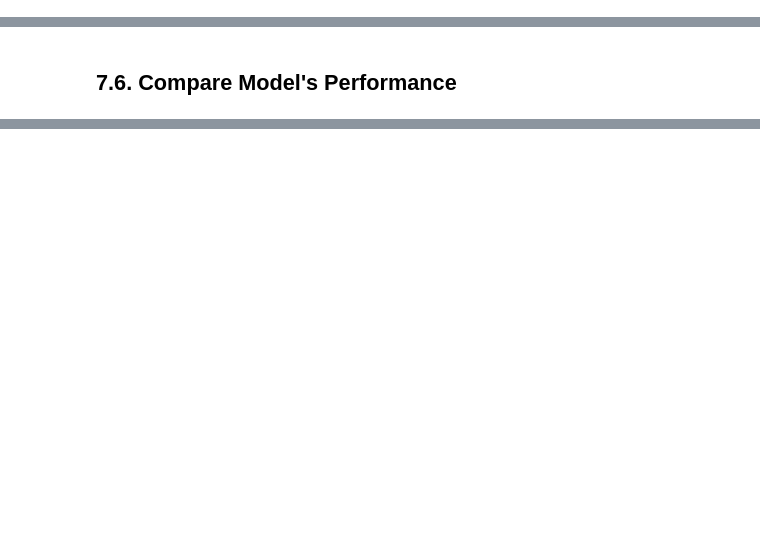
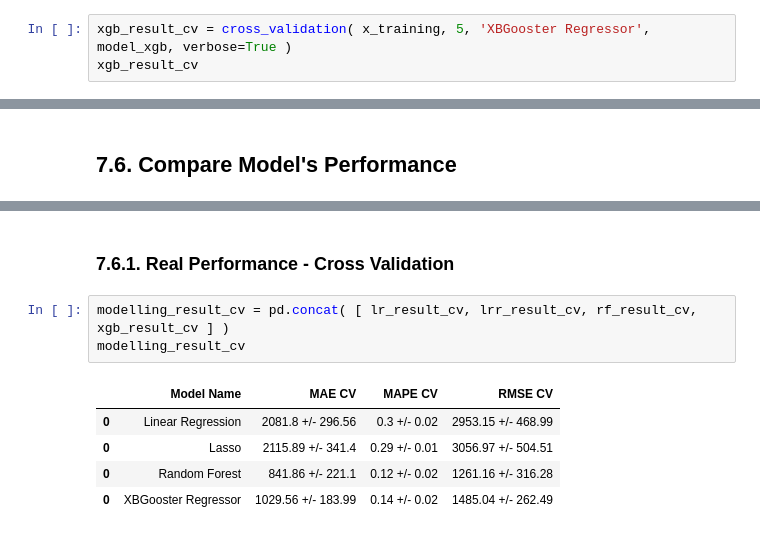
Before and after one commit to ThiagoBorgesLima/Rossman-Store-Sales, a Jupyter notebook: m07_v01_store_sales_prediction.ipynb, the cells around one changed output, grey strips where cells are left out. Drawn from its saved outputs; the diff is of its cells as text; blank space fills up the shorter version.

```diff
--- a/m07_v01_store_sales_prediction.ipynb
+++ b/m07_v01_store_sales_prediction.ipynb
@@ -1143,0 +1210,3 @@ Parameters: { "colsample_bytee" } might not be used.
+# %%
+xgb_result_cv = cross_validation( x_training, 5, 'XBGooster Regressor', model_xgb, verbose=True )
+xgb_result_cv
@@ -1155,0 +1247,11 @@ modelling_result.sort_values( 'RMSE' )
+# %% [markdown]
+### 7.6.1. Real Performance - Cross Validation
+# %%
+modelling_result_cv = pd.concat( [ lr_result_cv, lrr_result_cv, rf_result_cv, xgb_result_cv ] )
+modelling_result_cv
+# %% [output]
+|  | Model Name | MAE CV | MAPE CV | RMSE CV |
+| 0 | Linear Regression | 2081.8 +/- 296.56 | 0.3 +/- 0.02 | 2953.15 +/- 468.99 |
+| 0 | Lasso | 2115.89 +/- 341.4 | 0.29 +/- 0.01 | 3056.97 +/- 504.51 |
+| 0 | Random Forest | 841.86 +/- 221.1 | 0.12 +/- 0.02 | 1261.16 +/- 316.28 |
+| 0 | XBGooster Regressor | 1029.56 +/- 183.99 | 0.14 +/- 0.02 | 1485.04 +/- 262.49 |
```
Also changed, not shown: parts of 22 cells of this notebook.
